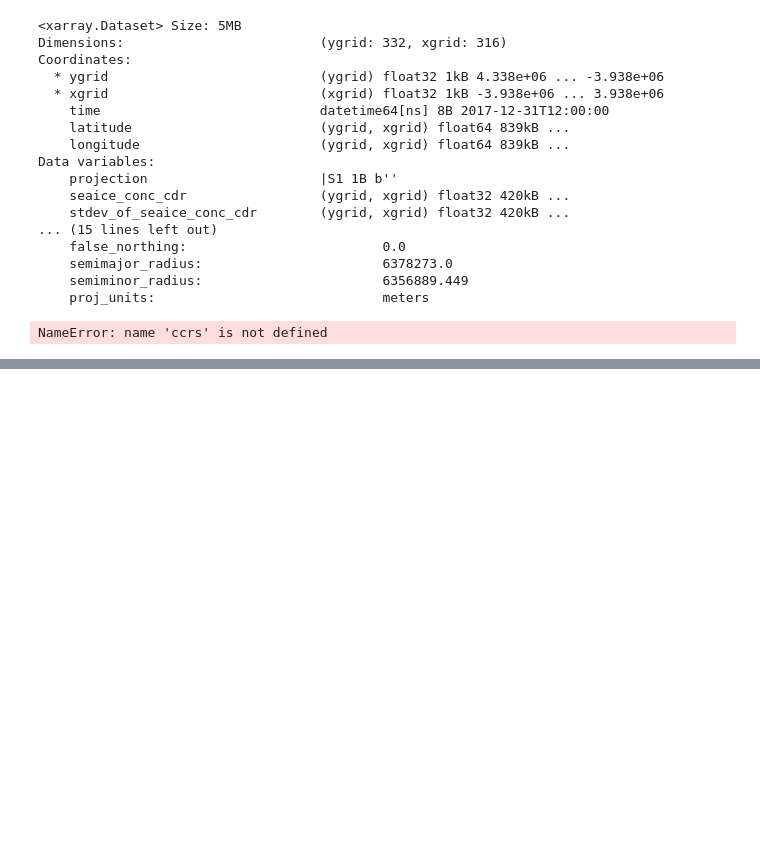
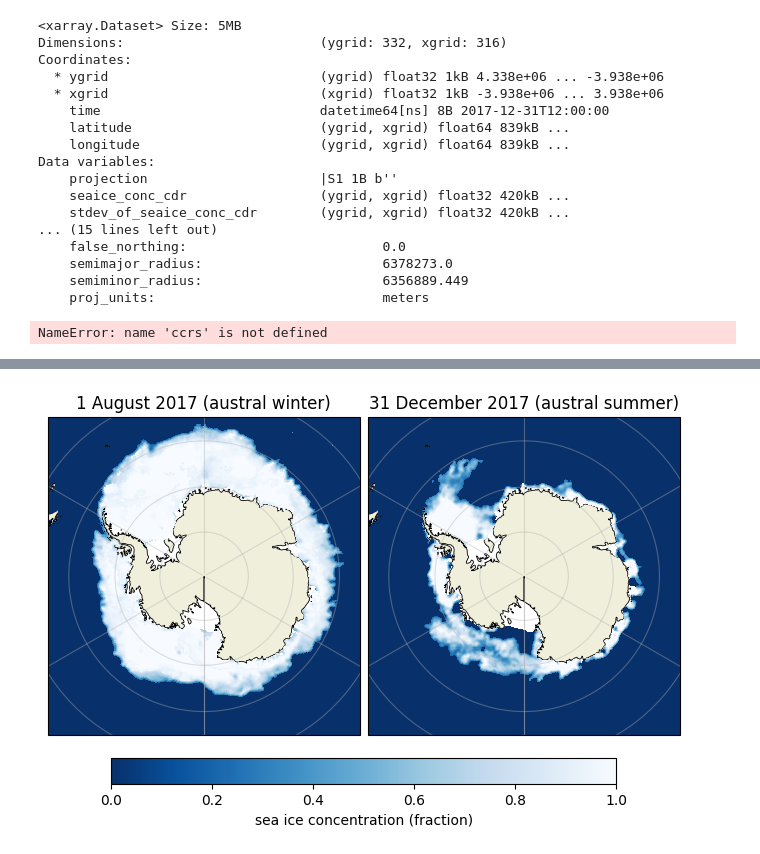
Before and after one commit to simoncurchod-lang/2026_Intro_Python, a Jupyter notebook: FEEDBACK_SIMON_CURCHOD.ipynb, the cells around one changed output, grey strips where cells are left out. Saved outputs shown, nothing was run; the diff lists cells and outputs as text; code cells hidden in the pictures; blank space fills up the shorter version.

```diff
--- a/FEEDBACK_SIMON_CURCHOD.ipynb
+++ b/FEEDBACK_SIMON_CURCHOD.ipynb
@@ -243,0 +247,32 @@ plt.show()
+# %%
+import xarray as xr
+import matplotlib.pyplot as plt
+import cartopy.crs as ccrs
+import cartopy.feature as cfeature
+
+# Chargement des fichiers
+summer = xr.open_dataset(path_summer).isel(time=0)
+winter = xr.open_dataset(path_winter).isel(time=0)
+
+# Création d'un masque qui garde que les valeurs en dessous de 1
+mask_sum = summer["seaice_conc_cdr"].where(summer["seaice_conc_cdr"]<=1)
+mask_win = winter["seaice_conc_cdr"].where(winter["seaice_conc_cdr"]<=1)
+
+fig, ax = plt.subplots(1, 2, subplot_kw={"projection": ccrs.SouthPolarStereo()}, constrained_layout=True)
+
+ax[0].set_extent([-180, 180, -90, -55], ccrs.PlateCarree())
+pcm = ax[0].pcolormesh(winter["longitude"], winter["latitude"], mask_win, transform=ccrs.PlateCarree(), vmin=0, vmax=1, cmap="Blues_r")
+ax[0].gridlines(alpha=0.4)
+ax[0].set_title("1 August 2017 (austral winter)")
+fig.colorbar(pcm, ax=[ax[0], ax[1]], label="sea ice concentration (fraction)", orientation="horizontal", pad=0.05, shrink=0.8)
+ax[0].add_feature(cfeature.LAND, edgecolors="k", linewidth=0.6)
+
+ax[1].set_extent([-180, 180, -90, -55], ccrs.PlateCarree())
+ax[1].pcolormesh(summer["longitude"], summer["latitude"], mask_sum, transform=ccrs.PlateCarree(), vmin=0, vmax=1, cmap="Blues_r")
+ax[1].gridlines(alpha=0.4)
+ax[1].set_title("31 December 2017 (austral summer)")
+ax[1].add_feature(cfeature.LAND, edgecolors="k", linewidth=0.6)
+
+plt.show()
+# %% [output]
+[figure, added]
```
Also changed, not shown: parts of 4 cells of this notebook.
